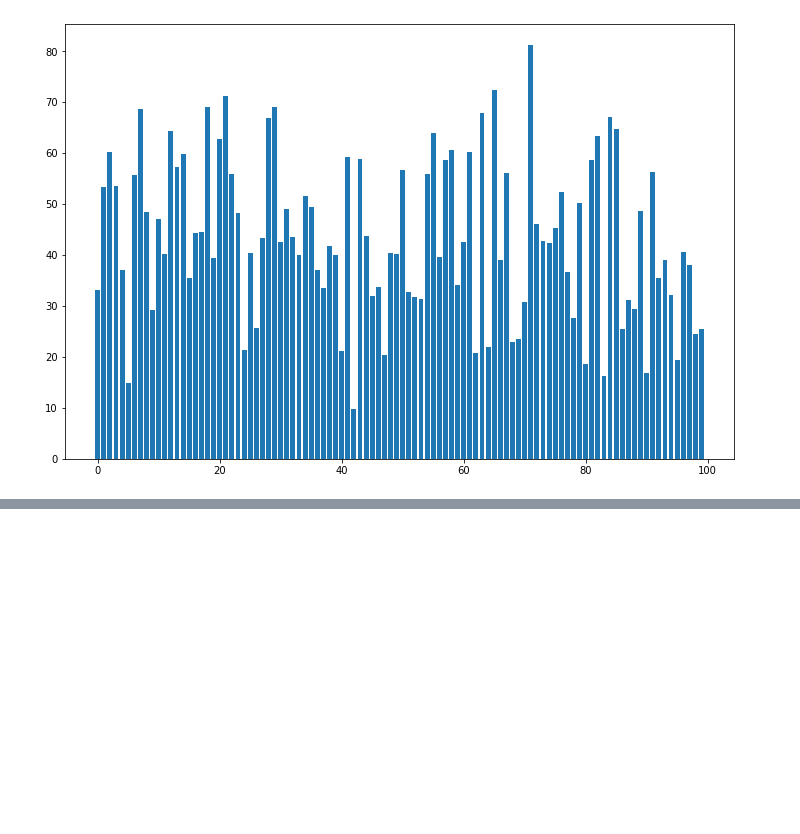
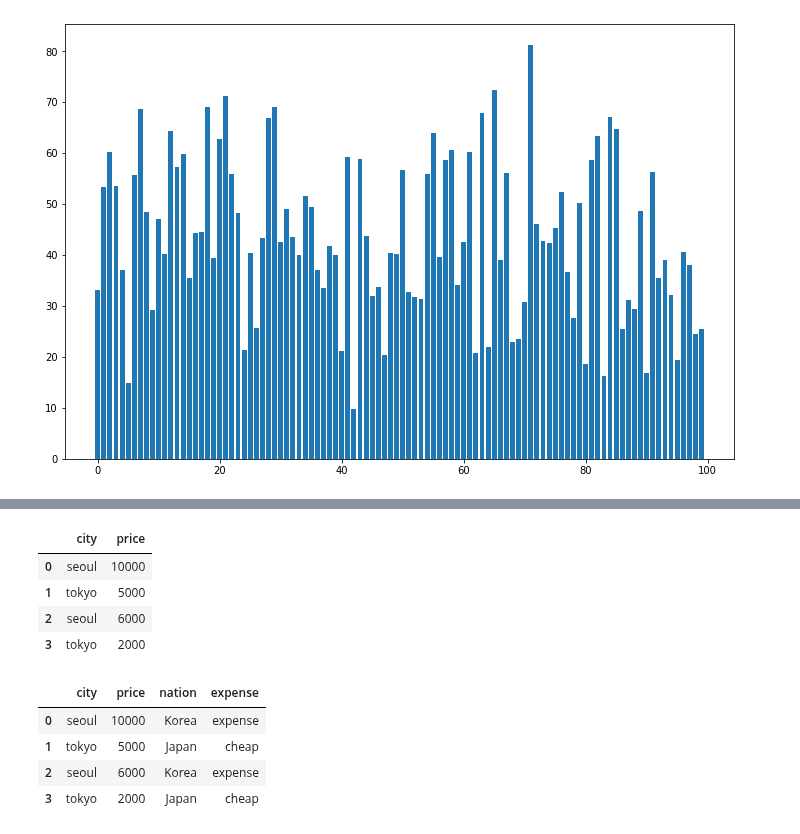
Before and after one commit to gabrielwithappy/python_study, a Jupyter notebook: Python_Basic.ipynb, the cells around one changed output, grey strips where cells are left out. Drawn from its saved outputs; the diff is of its cells as text; code cells hidden in the pictures; blank space fills up the shorter version.

Commit message:
apply, map exercise

```diff
--- a/Python_Basic.ipynb
+++ b/Python_Basic.ipynb
@@ -2293,0 +2460,28 @@ plt.bar(np.arange(100), data_age)
+# %%
+# Mapping function
+# cross tab
+# catogory data type에 사용함
+import pandas as pd
+import numpy as np
+
+
+df = pd.DataFrame({'city': ["seoul", "tokyo","seoul", "tokyo"],
+                   'price' : [10000, 5000, 6000, 2000]})
+display(df)
+
+table = {"seoul": 'Korea',
+         "tokyo": 'Japan'}
+df['nation'] = df['city'].map(table)
+df['expense'] = df['price'].apply(lambda x : 'expense' if x > 5000 else 'cheap')
+display(df)
+# %% [output]
+|  | city | price |
+| 0 | seoul | 10000 |
+| 1 | tokyo | 5000 |
+| 2 | seoul | 6000 |
+| 3 | tokyo | 2000 |
+|  | city | price | nation | expense |
+| 0 | seoul | 10000 | Korea | expense |
+| 1 | tokyo | 5000 | Japan | cheap |
+| 2 | seoul | 6000 | Korea | expense |
+| 3 | tokyo | 2000 | Japan | cheap |
```
Also changed, not shown: parts of 8 cells of this notebook.
